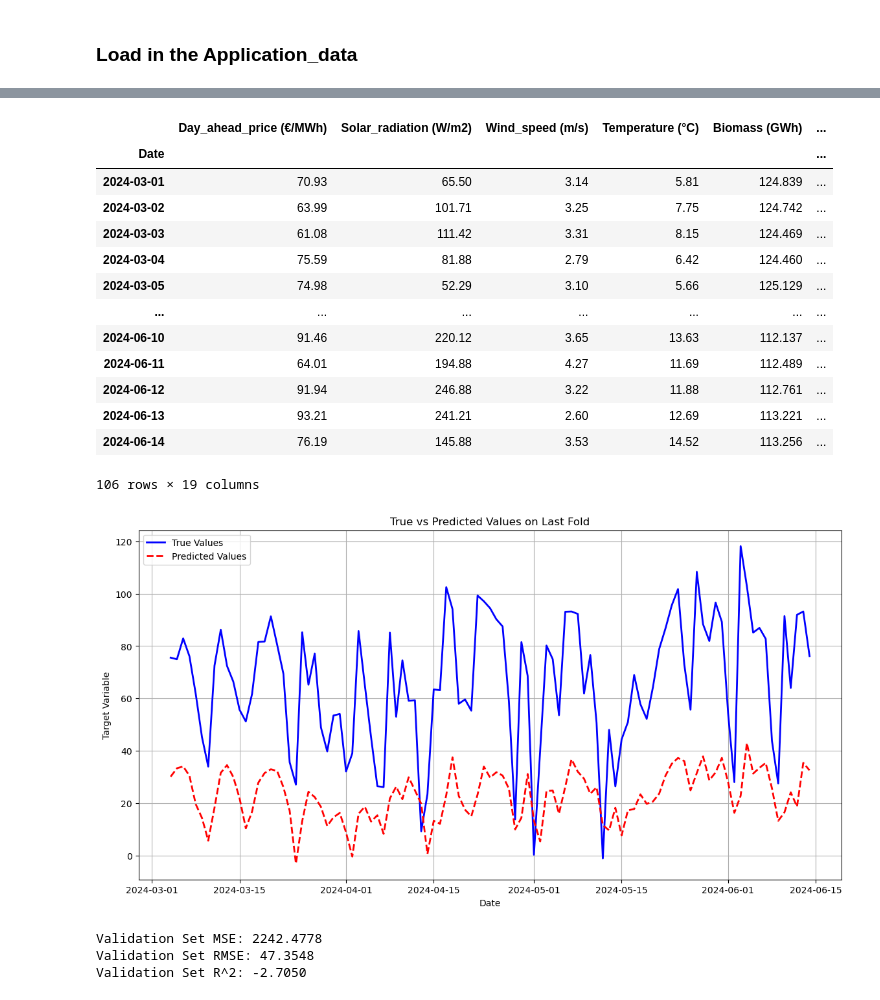
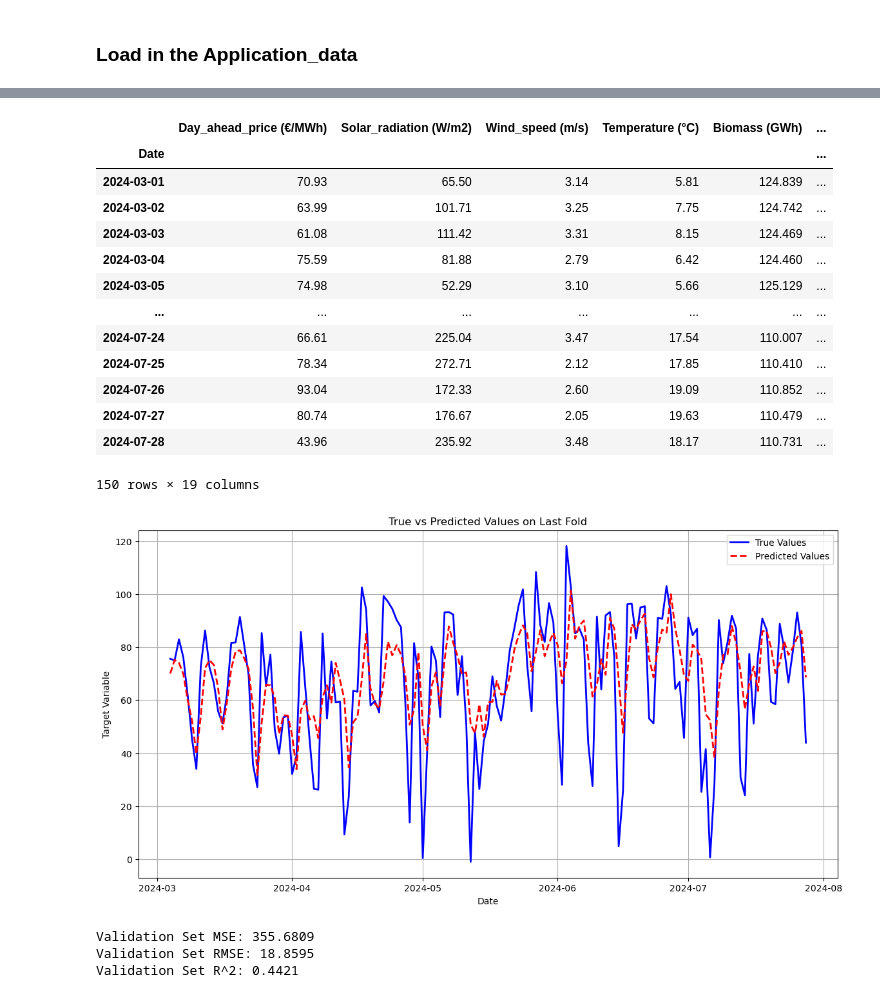
Before and after one commit to stefgr1/Prediction_of_energy_prices, a Jupyter notebook: predictions/Linear_regression/linear_regression.ipynb, the cells around one changed output, grey strips where cells are left out. Drawn from its saved outputs; the diff is of its cells as text; code cells hidden in the pictures.

```diff
--- a/predictions/Linear_regression/linear_regression.ipynb
+++ b/predictions/Linear_regression/linear_regression.ipynb
@@ -363,6 +360,6 @@ valid_data
 # %%
 # Delete all data after the end of JUne
-valid_data = valid_data[valid_data.index < '2024-06-15']
+#valid_data = valid_data[valid_data.index < '2024-06-15']
 # %%
 valid_data
 # %% [output]
@@ -374,12 +371,12 @@ valid_data
 | 2024-03-04 | 75.59 | 81.88 | 2.79 | 6.42 | 124.460 | ... |
 | 2024-03-05 | 74.98 | 52.29 | 3.10 | 5.66 | 125.129 | ... |
 | ... | ... | ... | ... | ... | ... | ... |
-| 2024-06-10 | 91.46 | 220.12 | 3.65 | 13.63 | 112.137 | ... |
-| 2024-06-11 | 64.01 | 194.88 | 4.27 | 11.69 | 112.489 | ... |
-| 2024-06-12 | 91.94 | 246.88 | 3.22 | 11.88 | 112.761 | ... |
-| 2024-06-13 | 93.21 | 241.21 | 2.60 | 12.69 | 113.221 | ... |
-| 2024-06-14 | 76.19 | 145.88 | 3.53 | 14.52 | 113.256 | ... |
+| 2024-07-24 | 66.61 | 225.04 | 3.47 | 17.54 | 110.007 | ... |
+| 2024-07-25 | 78.34 | 272.71 | 2.12 | 17.85 | 110.410 | ... |
+| 2024-07-26 | 93.04 | 172.33 | 2.60 | 19.09 | 110.852 | ... |
+| 2024-07-27 | 80.74 | 176.67 | 2.05 | 19.63 | 110.479 | ... |
+| 2024-07-28 | 43.96 | 235.92 | 3.48 | 18.17 | 110.731 | ... |
-106 rows × 19 columns
+150 rows × 19 columns
 # %%
 # Create a copy of the DataFrame to avoid SettingWithCopyWarning
 valid_data = valid_data.copy()
@@ -399,21 +396,21 @@ X_new = valid_data.drop(['Day_ahead_price (€/MWh)'], axis=1)
 y_new = valid_data['Day_ahead_price (€/MWh)']
 # %%
 # Using the best model from cross-validation for prediction
-y_new_pred = best_model.predict(X_new)
+y_new_pred = model.predict(X_new)
 
 # visualize predictions from the best model
 plt.figure(figsize=(14, 7))
 plt.plot(y_new.index, y_new, label='True Values', color='blue', linestyle='-', linewidth=2)
 plt.plot(y_new.index, y_new_pred, label='Predicted Values', color='red', linestyle='--', linewidth=2)
 
 plt.title('True vs Predicted Values on Last Fold')
 plt.xlabel('Date')
 plt.ylabel('Target Variable')
 plt.legend()
 plt.grid(True)
 plt.show()
 # %% [output]
-[figure, old version]
+[figure, new version]
 # %%
 # Calculate error metrics
 mse_valid = mean_squared_error(y_new, y_new_pred)
@@ -425,6 +422,6 @@ print(f"Validation Set MSE: {mse_valid:.4f}")
 print(f"Validation Set RMSE: {rmse_valid:.4f}")
 print(f"Validation Set R^2: {r2_valid:.4f}")
 # %% [output]
-Validation Set MSE: 2242.4778
-Validation Set RMSE: 47.3548
-Validation Set R^2: -2.7050
+Validation Set MSE: 355.6809
+Validation Set RMSE: 18.8595
+Validation Set R^2: 0.4421
```
Also changed, not shown: parts of 11 cells of this notebook, 18 other files.
